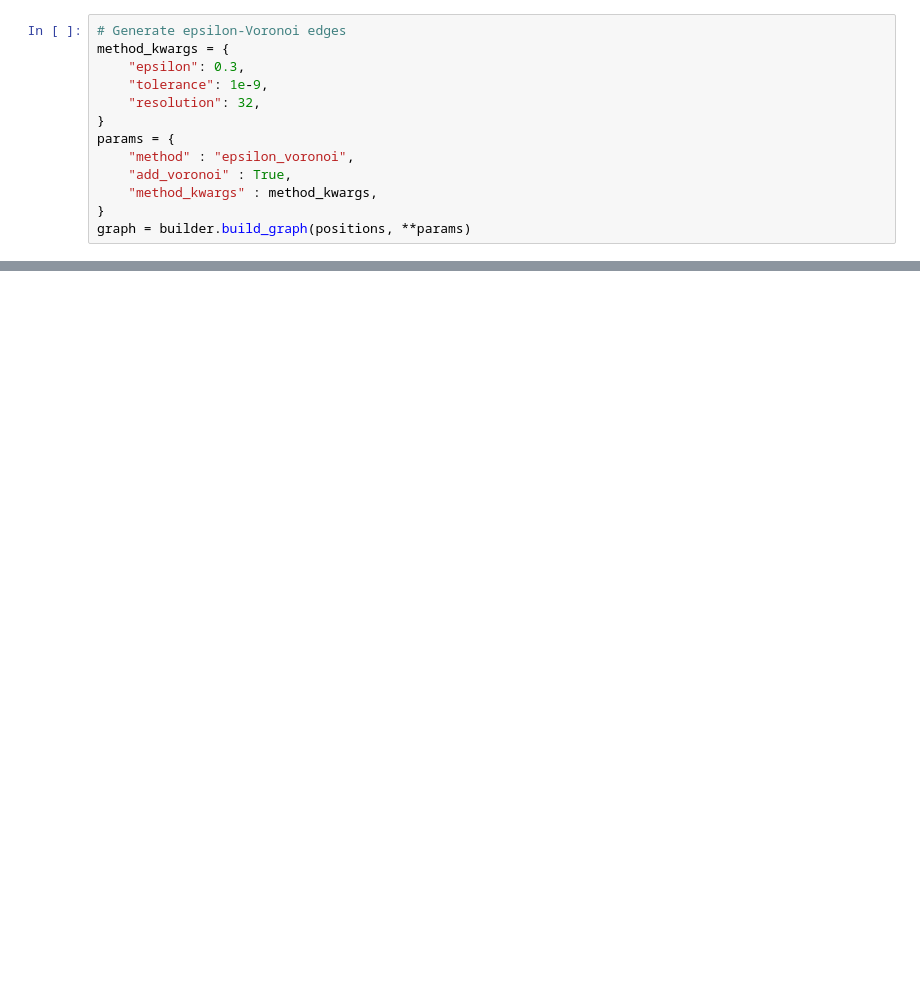
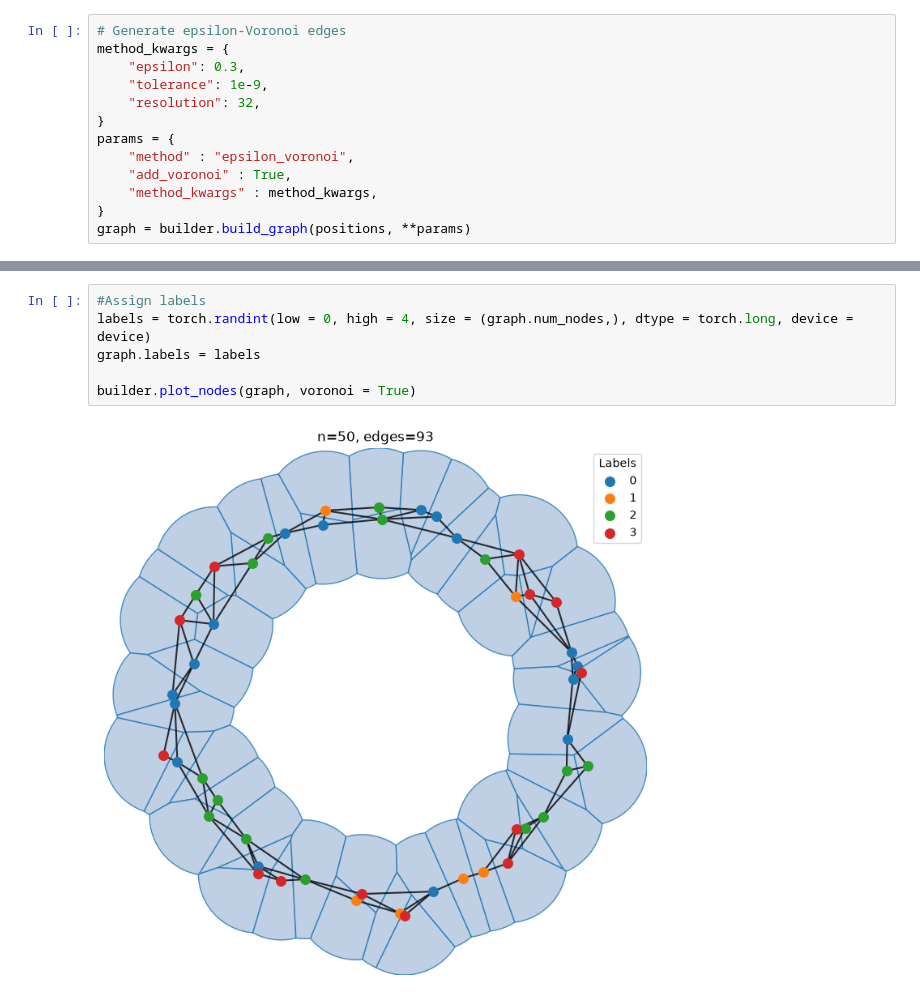
Before and after one commit to lucafrattegiani/graphs, a Jupyter notebook: notebooks/graph_building.ipynb, the cells around one changed output, grey strips where cells are left out. Drawn from its saved outputs; the diff is of its cells as text; blank space fills up the shorter version.

Commit message:
plotting adjustments

```diff
--- a/notebooks/graph_building.ipynb
+++ b/notebooks/graph_building.ipynb
@@ -55,0 +56,8 @@ builder.plot_nodes(graph, voronoi = True)
+# %%
+#Assign labels
+labels = torch.randint(low = 0, high = 4, size = (graph.num_nodes,), dtype = torch.long, device = device)
+graph.labels = labels
+
+builder.plot_nodes(graph, voronoi = True)
+# %% [output]
+[figure, added]
```
Also changed, not shown: parts of 2 cells of this notebook, 1 other file.
